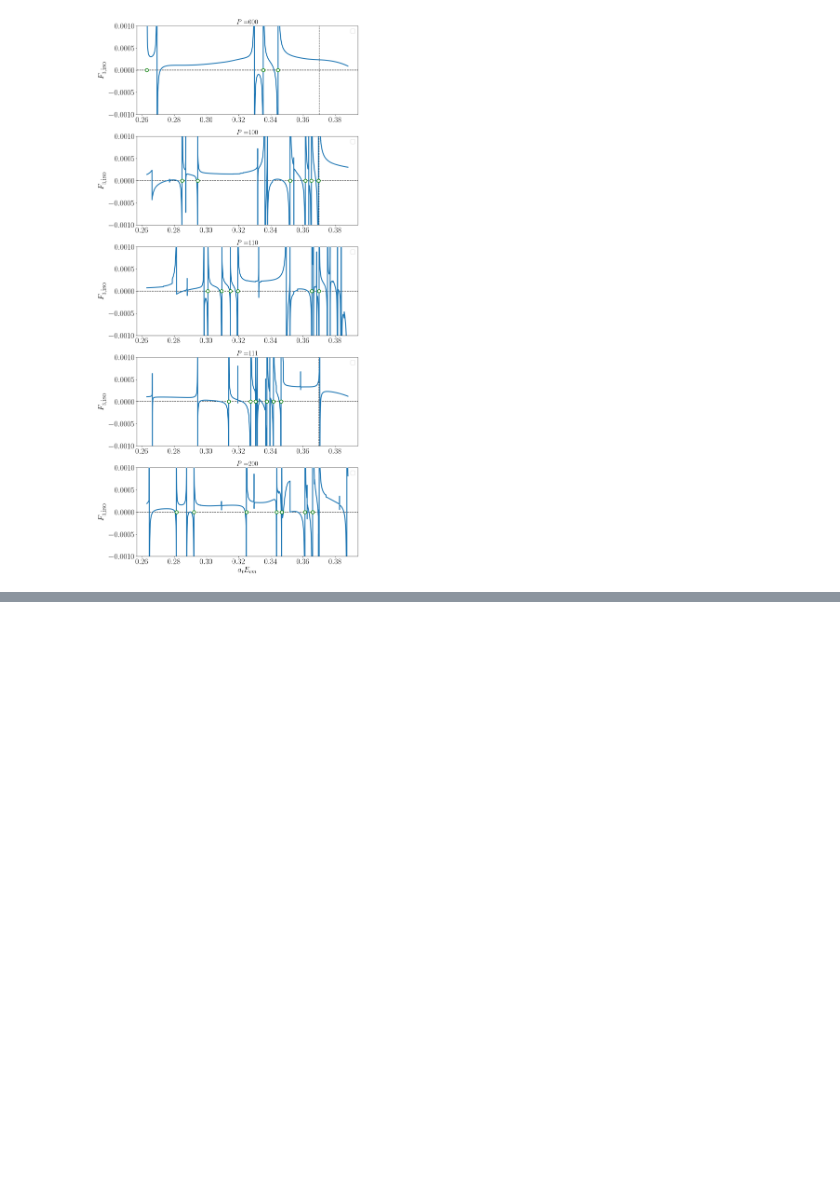
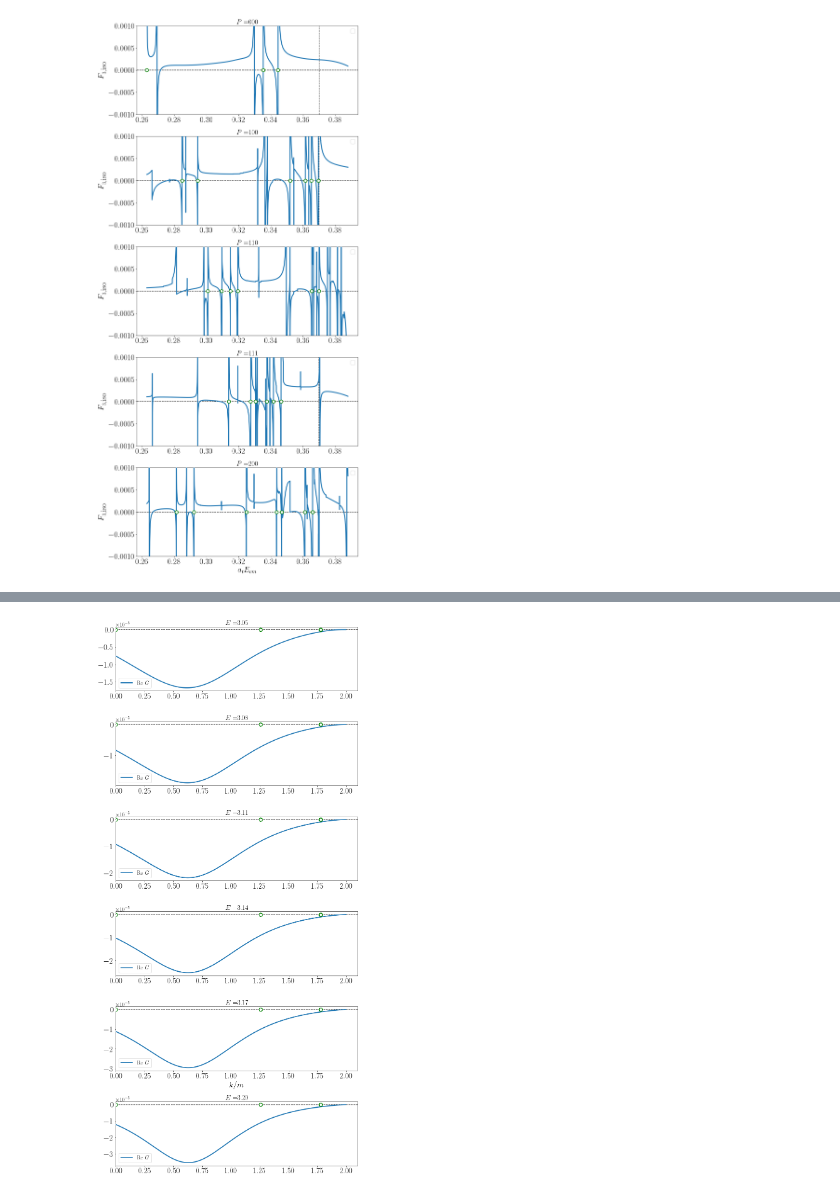
Before and after one commit to digonto10602/3body_quantization, a Jupyter notebook: test_files/plots.ipynb, the cells around one changed output, grey strips where cells are left out. Cells and saved outputs as stored; diff of their text form; code cells hidden in the pictures; blank space fills up the shorter version.

```diff
--- a/test_files/plots.ipynb
+++ b/test_files/plots.ipynb
@@ -1878,0 +2103,85 @@ E size =  8
+# %%
+#Here we plot the Gij function for different spectator
+#momenta k, we also plot the cutoff function to see upto
+#which momenta it provides support, along with the momenta
+#in lattice units
+
+plt.rcParams.update({'font.size': 18})
+plt.rc('font',**{'family':'serif','serif':['Computer Modern Roman']})
+plt.rc('text', usetex=True)
+filename1 = "Gmat_vs_sigk_En_3.050000_nP_100_np_000.dat"
+filename2 = "Gmat_vs_sigk_En_3.080000_nP_100_np_000.dat"
+filename3 = "Gmat_vs_sigk_En_3.110000_nP_100_np_000.dat"
+filename4 = "Gmat_vs_sigk_En_3.140000_nP_100_np_000.dat"
+filename5 = "Gmat_vs_sigk_En_3.170000_nP_100_np_000.dat"
+filename6 = "Gmat_vs_sigk_En_3.200000_nP_100_np_000.dat"
+
+p_in_lat_file = "p_in_lattice_unit.dat"
+
+atmpi = 1#0.06906
+
+titlelist = ["3.05","3.08","3.11","3.14","3.17","3.20"]
+#raulF3file = "detF3inv_test_FRL_L5"
+filelist = [filename1, filename2, filename3, filename4, filename5, filename6]
+fig,ax = plt.subplots(len(filelist),1,figsize=(12,25))
+counter = 0
+
+for file in filelist:
+    print("file loaded = ",file)
+    filename = file
+    (En, kx, recutoff, imcutoff, reG, imG) = np.genfromtxt(filename, unpack=True)
+    (rep, imp) = np.genfromtxt(p_in_lat_file, unpack=True)
+
+    zero_y_val = []
+    for i in range(len(rep)):
+        zero_y_val.append(0.0)
+
+    np_zero_y_val = np.array(zero_y_val)
+
+
+    ax[counter].set_xlim(0,2.1)
+    #ax[counter].set_ylim(-1E-17,1E-17)
+    #ax[counter].set_ylim(-0.001,0.001)
+    ax[counter].tick_params(axis='both', which='major', labelsize=25)
+    ax[counter].tick_params(axis='both', which='minor', labelsize=25)
+    #ax.set_yscale('log')
+    #L = 6
+    HFGtitle = "$(\mathcal{K}_2^{-1} + F_2 + G)^{-1}$"
+    titlestring = "$E = $" + str(titlelist[counter])
+    ax[counter].set_title(titlestring)
+    ax[counter].plot(kx,reG, linewidth=3, zorder=4, label="Re $G$")
+    #ax[counter].plot(kx,imG, linewidth=3, zorder=4,label="Im $G$")
+    #ax[counter].plot(kx,recutoff, linewidth=3, zorder=4,label="$H(k)$")
+    #ax[counter].plot(EcmR1,F21sum, linewidth=3, label=str("$F_2$, ") + titlestring)
+    #ax[counter].plot(EcmR1,F3iso1/10000000000, linewidth=4, color='red', label=HFGtitle, zorder=3)
+    ax[counter].scatter(rep,zero_y_val, marker='o', s=100, edgecolor="green", linewidth=2, facecolor='white',zorder=5)
+    #ax[counter].scatter(gpole1,zero_y_val1, marker='o', s=100, edgecolor="red", linewidth=2, facecolor='white',zorder=5)
+
+    #ax[counter].scatter(Ecm_int,np_zero_y_val2, marker='s', s=100, edgecolor="red", linewidth=2, facecolor='white',zorder=5)
+
+    #ax[counter].plot(EcmR,Reqsq, linewidth=3, label="$q_{2,p}^2$")
+    #ax[counter].plot(EcmR,Recutoff, linewidth=3, label="$H(p)$")
+    #ax[counter].axvline(x=Recheckzero1[0],linestyle='--',color='red')
+    #ax[counter].axvline(x=Recheckzero2[0],linestyle='--',color='green')
+    #ax[counter].axvline(x=threshold[0],linestyle='--',color='black')
+    ax[counter].axhline(y=0,linestyle='--',color='black',zorder=2)
+
+    #ax[counter].axvline(x=0.37,linestyle='--',color='black',zorder=2)
+
+    #ax.scatter(En, abs(detF3), marker='o', s=60, edgecolor="teal", facecolor='white',zorder=5, label="Digonto")
+    #ax.scatter(En1, abs(detF31), marker='s', s=60,edgecolor="red", facecolor='white',zorder=3, label="FRL")
+
+    ax[counter].legend()
+    fig.tight_layout()
+    ax[4].set_xlabel("$k/m$", fontsize=25)
+    #ax[counter].set_ylabel("$G_{3,\\textrm{iso}}$",fontsize=25)
+    plt.draw()
+    counter=counter+1
+
+
+outputfile_str = "Gmat_vs_k_nP_100_np_000.pdf"
+plt.savefig(outputfile_str)
+#plt.close()
+
+#print(full_energy_list[0][1][2])
+# %% [output]
@@ -1878,0 +2194 @@ E size =  8
+[figure, added]
```
Also changed, not shown: parts of 6 cells of this notebook, 59 other files.
